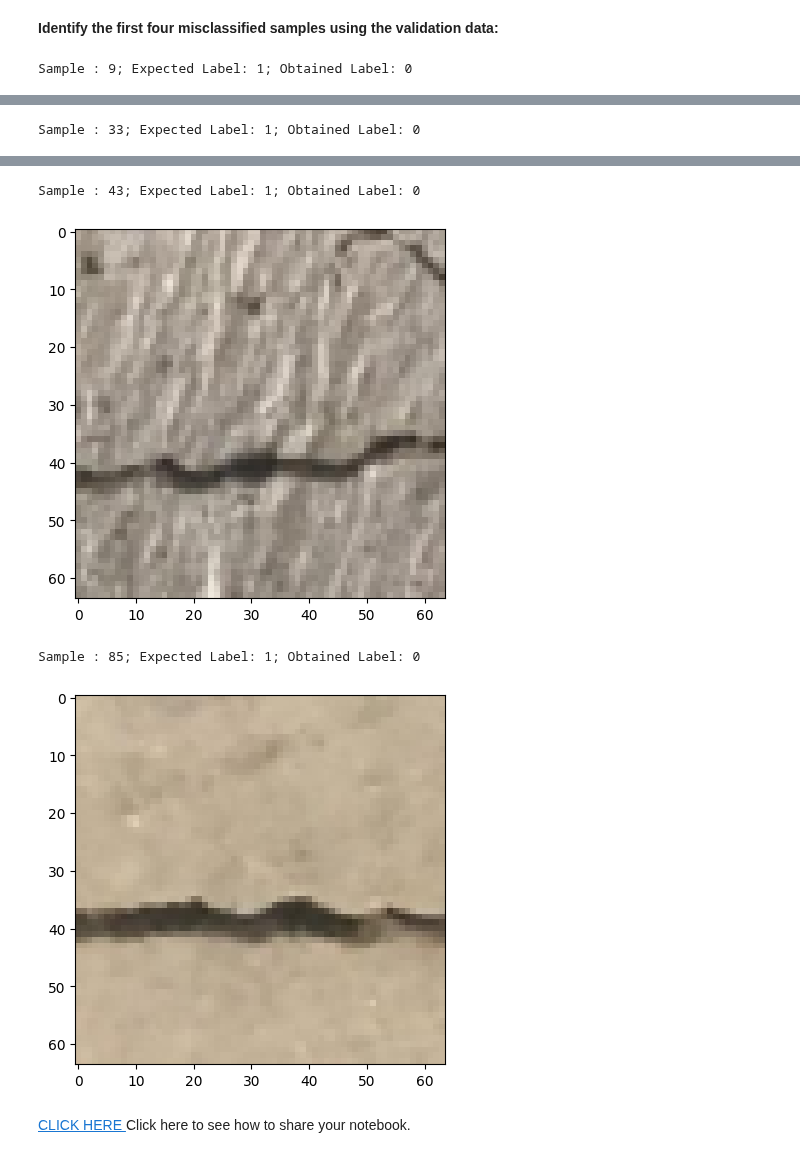
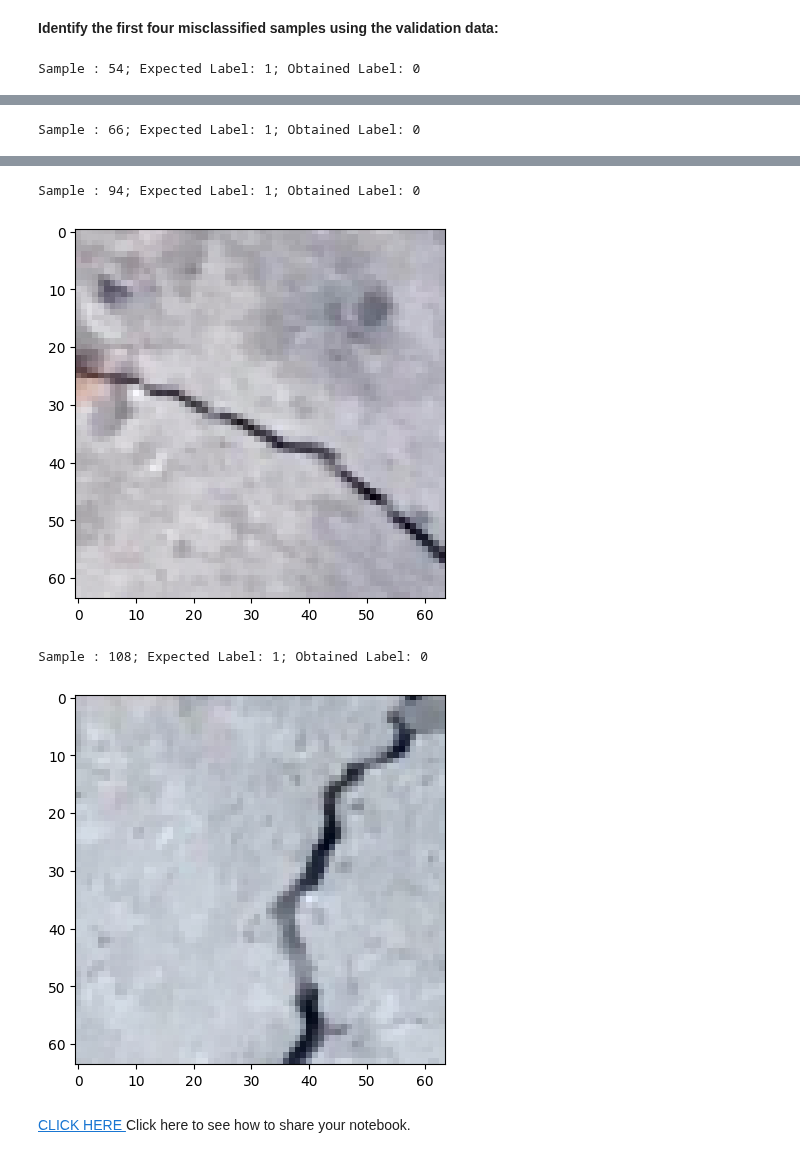
Before and after one commit to fridrichmrtn/ibm-ai-engineering, a Jupyter notebook: 06_deeplearning_capstone/pytorch_track/4.1_resnet18_PyTorch.ipynb, the cells around one changed output, grey strips where cells are left out. Saved outputs shown, nothing was run; the diff lists cells and outputs as text; code cells hidden in the pictures.

```diff
--- a/06_deeplearning_capstone/pytorch_track/4.1_resnet18_PyTorch.ipynb
+++ b/06_deeplearning_capstone/pytorch_track/4.1_resnet18_PyTorch.ipynb
@@ -215,10 +216,14 @@ optimizer = torch.optim.Adam([parameters  for parameters in model.parameters() i
 # %% [markdown]
 **Complete the following code to calculate  the accuracy on the validation data for one epoch; this should take about 45 minutes. Make sure you calculate the accuracy on the validation data.**
 # %%
+
+device = torch.device('cuda' if torch.cuda.is_available() else 'cpu')
+model.to(device)
+
 n_epochs=1
 loss_list=[]
-accuracy_list=[]
-correct=0
+#accuracy_list=[]
+#correct=0
 N_test=len(validation_dataset)
 N_train=len(train_dataset)
 start_time = time.time()
@@ -228,7 +233,8 @@ start_time = time.time()
 Loss=0
 start_time = time.time()
 for epoch in range(n_epochs):
-    for x, y in train_loader:
+    for data in train_loader:
+        x, y = data[0].to(device), data[1].to(device)
 
         model.train()
         #clear gradient
@@ -243,20 +249,20 @@ for epoch in range(n_epochs):
         # update parameters
         optimizer.step()
         loss_list.append(loss.data)
-    correct=0
-    for x_test, y_test in validation_loader:
-        # set model to eval
-        model.eval()
-        #make a prediction
-        z=model(x_test)
-        #find max
-        _, yhat = torch.max(z.data, 1)
 
-        #Calculate misclassified  samples in mini-batch
-        correct +=(yhat==y_test).sum().item()
+correct=0
+for data in validation_loader:
+    x_test, y_test = data[0].to(device), data[1].to(device)
+    # set model to eval
+    model.eval()
+    #make a prediction
+    z=model(x_test)
+    #find max
+    _, yhat = torch.max(z.data, 1)
 
-
-    accuracy=correct/N_test
+    #Calculate misclassified  samples in mini-batch
+    correct +=(yhat==y_test).sum().item()
+accuracy=correct/N_test
 # %% [markdown]
 <b>Print out the Accuracy and plot the loss stored in the list <code>loss_list</code> for every iteration and take a screen shot.</b>
 # %%
@@ -275,19 +279,23 @@ plt.show()
 # %% [markdown]
 <b>Identify the first four misclassified samples using the validation data:</b>
 # %%
+validation_loader = torch.utils.data.DataLoader(dataset=validation_dataset, batch_size=1)
 bad_apples = 0
-for i, (x, y) in enumerate(validation_loader):
+for i, data in enumerate(validation_loader):
+    x, y = data[0].to(device), data[1].to(device)
     if bad_apples < 4:
+        model.eval()
         out = model(x)
         _, yhat = torch.max(out, 1)
         if yhat[0] != y[0]:
             print("Sample : {}; Expected Label: {}; Obtained Label: {}".format(i, y[0].numpy(), yhat[0].numpy()))
             x = x[0].detach().numpy()
             x = np.transpose(x, (1, 2, 0))
+            x = (x - np.min(x))/(np.max(x) - np.min(x))
             plt.imshow(x)
             plt.show()
             bad_apples += 1
     else:
         break
 # %% [output]
-Sample : 9; Expected Label: 1; Obtained Label: 0
+Sample : 54; Expected Label: 1; Obtained Label: 0
@@ -295 +303 @@ Sample : 9; Expected Label: 1; Obtained Label: 0
-Sample : 33; Expected Label: 1; Obtained Label: 0
+Sample : 66; Expected Label: 1; Obtained Label: 0
@@ -297,7 +305,7 @@ Sample : 33; Expected Label: 1; Obtained Label: 0
-Sample : 43; Expected Label: 1; Obtained Label: 0
+Sample : 94; Expected Label: 1; Obtained Label: 0
-[figure, old version]
+[figure, new version]
-Sample : 85; Expected Label: 1; Obtained Label: 0
+Sample : 108; Expected Label: 1; Obtained Label: 0
-[figure, old version]
+[figure, new version]
 # %% [markdown]
 <a href="https://dataplatform.cloud.ibm.com/docs/content/wsj/analyze-data/share-notebooks.html?utm_source=Exinfluencer&utm_content=000026UJ&utm_id=NA-SkillsNetwork-Channel-SkillsNetworkCoursesIBMDeveloperSkillsNetworkDL0321ENSkillsNetwork951-2022-01-01&utm_medium=Exinfluencer&utm_term=10006555"> CLICK HERE </a> Click here to see how to share your notebook.
 # %% [markdown]
```
Also changed, not shown: parts of 4 cells of this notebook.
